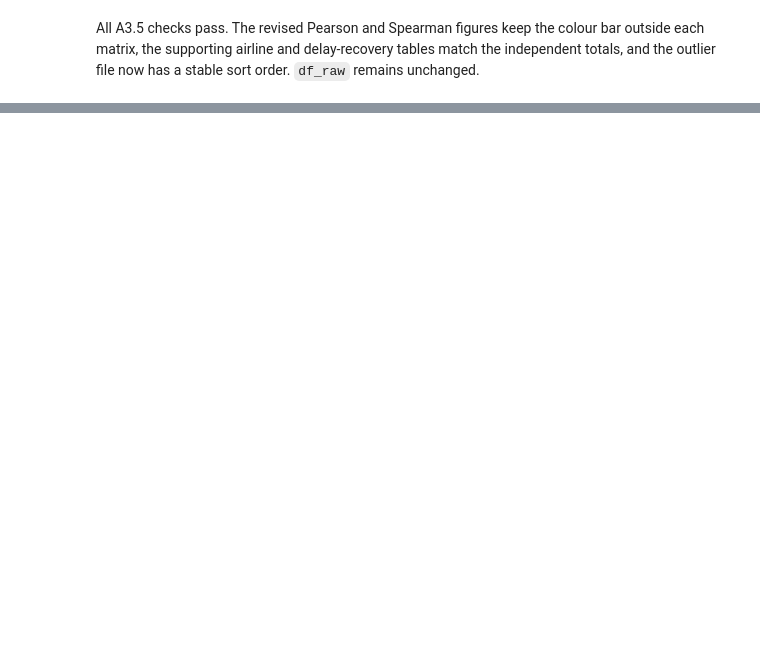
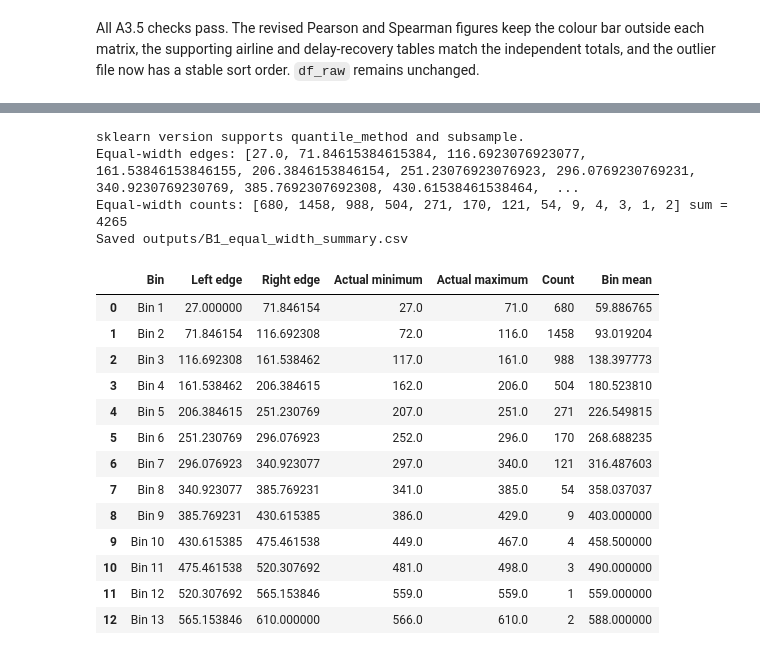
Before and after one commit to le23967/31250-assignment2-25740123, a Jupyter notebook: ida_25740123.ipynb, the cells around one changed output, grey strips where cells are left out. Saved outputs shown, nothing was run; the diff lists cells and outputs as text; code cells hidden in the pictures; blank space fills up the shorter version.

```diff
--- a/ida_25740123.ipynb
+++ b/ida_25740123.ipynb
@@ -6499,0 +6686,17 @@ remains unchanged.
+# %%
+plot_candidates = [10, 13, 20, 33, 38, 58]
+with plt.rc_context({"font.size": 10}):
+    figure, axes = plt.subplots(2, 3, figsize=(12, 7), sharey=False)
+    for axis, n_bins in zip(axes.ravel(), plot_candidates):
+        empty_count, counts = equal_width_empty_count(elapsed_valid, n_bins)
+        axis.bar(np.arange(1, n_bins + 1), counts, color="steelblue", edgecolor="black", linewidth=0.3)
+        axis.set_title(f"{n_bins} bins ({empty_count} empty)")
+        axis.set_xlabel("Bin")
+        axis.set_ylabel("Count")
+    figure.suptitle("Equal-width ELAPSED_TIME bin-count comparison")
+    figure.tight_layout()
+    figure.savefig("figures/B1_bin_count_comparison.png", dpi=200, bbox_inches="tight")
+    plt.show()
+
+SELECTED_N_BINS = 13
+print("Approved bin count selected:", SELECTED_N_BINS)
@@ -6499,0 +6718,52 @@ remains unchanged.
+# %%
+kbins_kwargs = dict(n_bins=SELECTED_N_BINS, encode="ordinal", subsample=None)
+if "quantile_method" in inspect.signature(KBinsDiscretizer.__init__).parameters:
+    print("sklearn version supports quantile_method and subsample.")
+
+elapsed_matrix = elapsed_valid.to_numpy().reshape(-1, 1)
+width_binner = KBinsDiscretizer(strategy="uniform", **kbins_kwargs)
+width_codes0 = width_binner.fit_transform(elapsed_matrix).ravel().astype(int)
+width_edges = width_binner.bin_edges_[0]
+width_counts = np.bincount(width_codes0, minlength=SELECTED_N_BINS)
+width_means = np.array([
+    float(elapsed_valid.to_numpy()[width_codes0 == i].mean())
+    for i in range(SELECTED_N_BINS)
+])
+
+width_summary = pd.DataFrame({
+    "Bin": [f"Bin {i}" for i in range(1, SELECTED_N_BINS + 1)],
+    "Left edge": width_edges[:-1],
+    "Right edge": width_edges[1:],
+    "Actual minimum": [
+        float(elapsed_valid.to_numpy()[width_codes0 == i].min()) for i in range(SELECTED_N_BINS)
+    ],
+    "Actual maximum": [
+        float(elapsed_valid.to_numpy()[width_codes0 == i].max()) for i in range(SELECTED_N_BINS)
+    ],
+    "Count": width_counts,
+    "Bin mean": width_means,
+})
+width_summary.to_csv("outputs/B1_equal_width_summary.csv", index=False)
+print("Equal-width edges:", width_edges.tolist())
+print("Equal-width counts:", width_counts.tolist(), "sum =", int(width_counts.sum()))
+print("Saved outputs/B1_equal_width_summary.csv")
+width_summary
+# %% [output]
+sklearn version supports quantile_method and subsample.
+Equal-width edges: [27.0, 71.84615384615384, 116.6923076923077, 161.53846153846155, 206.3846153846154, 251.23076923076923, 296.0769230769231, 340.9230769230769, 385.7692307692308, 430.61538461538464,  ...
+Equal-width counts: [680, 1458, 988, 504, 271, 170, 121, 54, 9, 4, 3, 1, 2] sum = 4265
+Saved outputs/B1_equal_width_summary.csv
+|  | Bin | Left edge | Right edge | Actual minimum | Actual maximum | Count | Bin mean |
+| 0 | Bin 1 | 27.000000 | 71.846154 | 27.0 | 71.0 | 680 | 59.886765 |
+| 1 | Bin 2 | 71.846154 | 116.692308 | 72.0 | 116.0 | 1458 | 93.019204 |
+| 2 | Bin 3 | 116.692308 | 161.538462 | 117.0 | 161.0 | 988 | 138.397773 |
+| 3 | Bin 4 | 161.538462 | 206.384615 | 162.0 | 206.0 | 504 | 180.523810 |
+| 4 | Bin 5 | 206.384615 | 251.230769 | 207.0 | 251.0 | 271 | 226.549815 |
+| 5 | Bin 6 | 251.230769 | 296.076923 | 252.0 | 296.0 | 170 | 268.688235 |
+| 6 | Bin 7 | 296.076923 | 340.923077 | 297.0 | 340.0 | 121 | 316.487603 |
+| 7 | Bin 8 | 340.923077 | 385.769231 | 341.0 | 385.0 | 54 | 358.037037 |
+| 8 | Bin 9 | 385.769231 | 430.615385 | 386.0 | 429.0 | 9 | 403.000000 |
+| 9 | Bin 10 | 430.615385 | 475.461538 | 449.0 | 467.0 | 4 | 458.500000 |
+| 10 | Bin 11 | 475.461538 | 520.307692 | 481.0 | 498.0 | 3 | 490.000000 |
+| 11 | Bin 12 | 520.307692 | 565.153846 | 559.0 | 559.0 | 1 | 559.000000 |
+| 12 | Bin 13 | 565.153846 | 610.000000 | 566.0 | 610.0 | 2 | 588.000000 |
```
Also changed, not shown: parts of 35 cells of this notebook, 11 other files.
